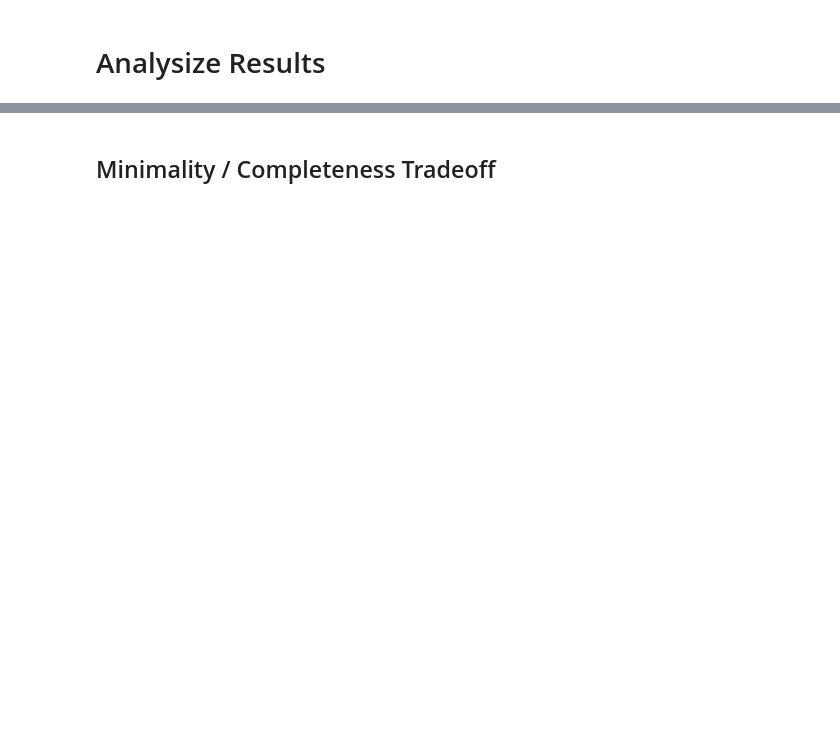
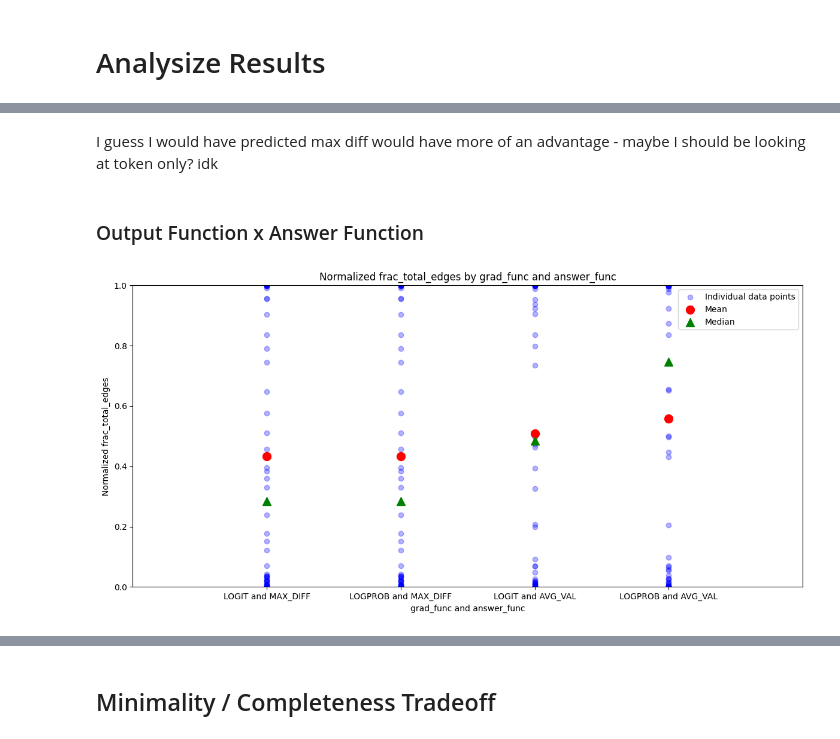
Before and after one commit to oliveradk/elk-experiments, a Jupyter notebook: jobs/hypothesis_tests.ipynb, the cells around one changed output, grey strips where cells are left out. Drawn from its saved outputs; the diff is of its cells as text; code cells hidden in the pictures; blank space fills up the shorter version.

```diff
--- a/jobs/hypothesis_tests.ipynb
+++ b/jobs/hypothesis_tests.ipynb
@@ -297,0 +707,15 @@ All figures have been generated and saved.
+# %% [markdown]
+I guess I would have predicted max diff would have more of an advantage - maybe I should be looking at token only? idk
+# %% [markdown]
+### Output Function x Answer Function
+# %%
+flexible_normalize_aggregate_and_plot(
+    df,
+    agg_by=['grad_func', 'answer_func'],
+    value_column='frac_total_edges',
+    normalize_by=['task_key', 'use_abs', 'epsilon'],
+    rotation=0,
+    ha='center'
+)
+# %% [output]
+[figure, added]
```
Also changed, not shown: parts of 31 cells of this notebook.
